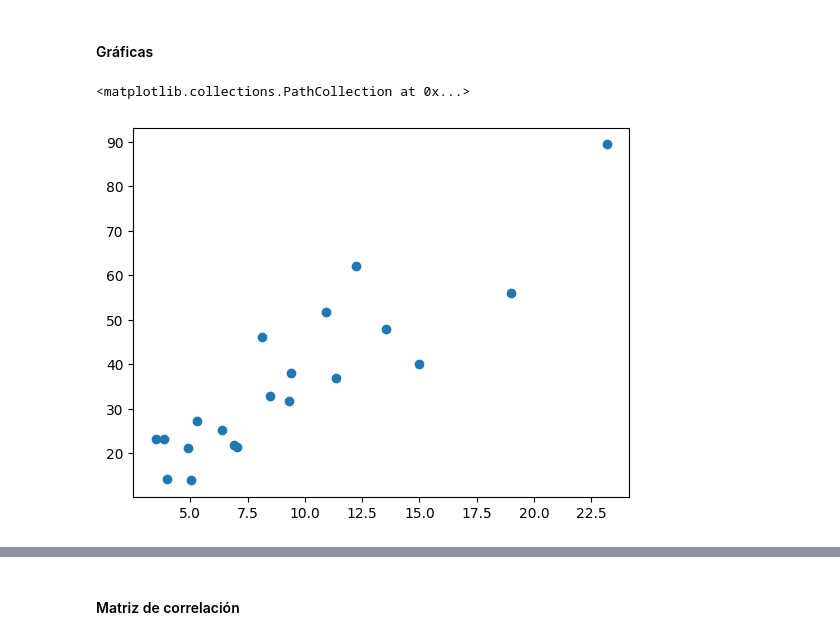
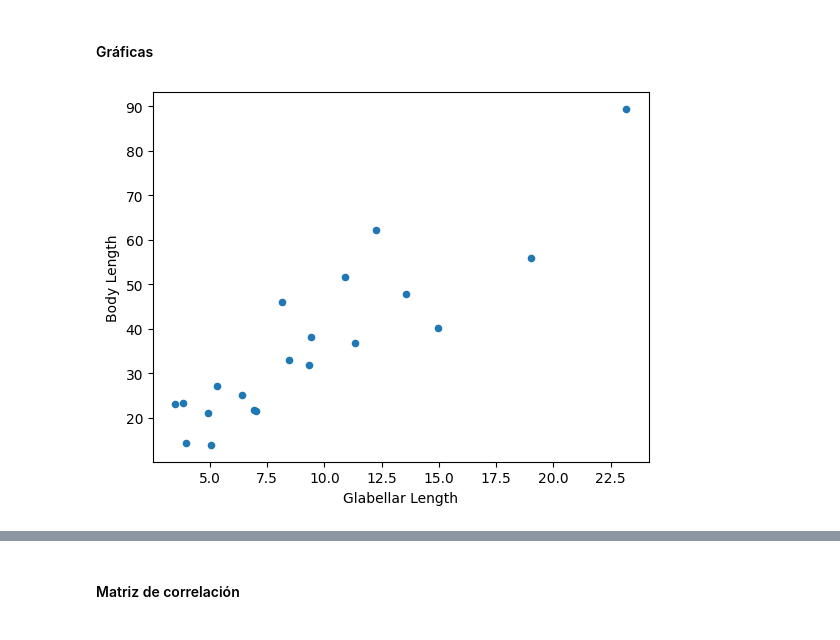
Before and after one commit to SandovalAguilar/estadistica, a Jupyter notebook: tercer_parcial/examen_notebook.ipynb, the cells around one changed output, grey strips where cells are left out. Saved outputs shown, nothing was run; the diff lists cells and outputs as text; code cells hidden in the pictures.

```diff
--- a/tercer_parcial/examen_notebook.ipynb
+++ b/tercer_parcial/examen_notebook.ipynb
@@ -92,6 +128,5 @@ y_pred = ln_model.predict(x)
-# %%
-# Grafica de dispersion
-plt.scatter(df['Glabellar Length'], y)
-# %% [output]
-<matplotlib.collections.PathCollection at 0x...>
-[figure, removed]
+# %%
+# Scatter-plot data
+ax_1 = df.plot(x = 'Glabellar Length', y = 'Body Length', kind = 'scatter')
+# %% [output]
+[figure, added]
```
Also changed, not shown: parts of 35 cells of this notebook, 5 other files.
